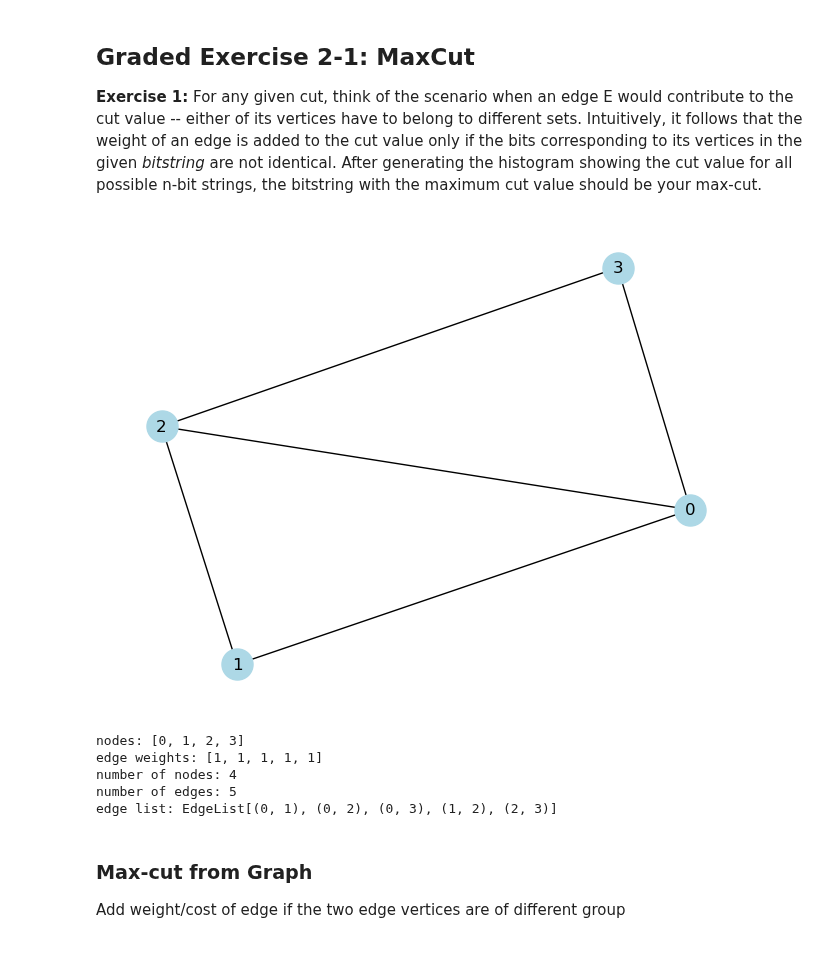
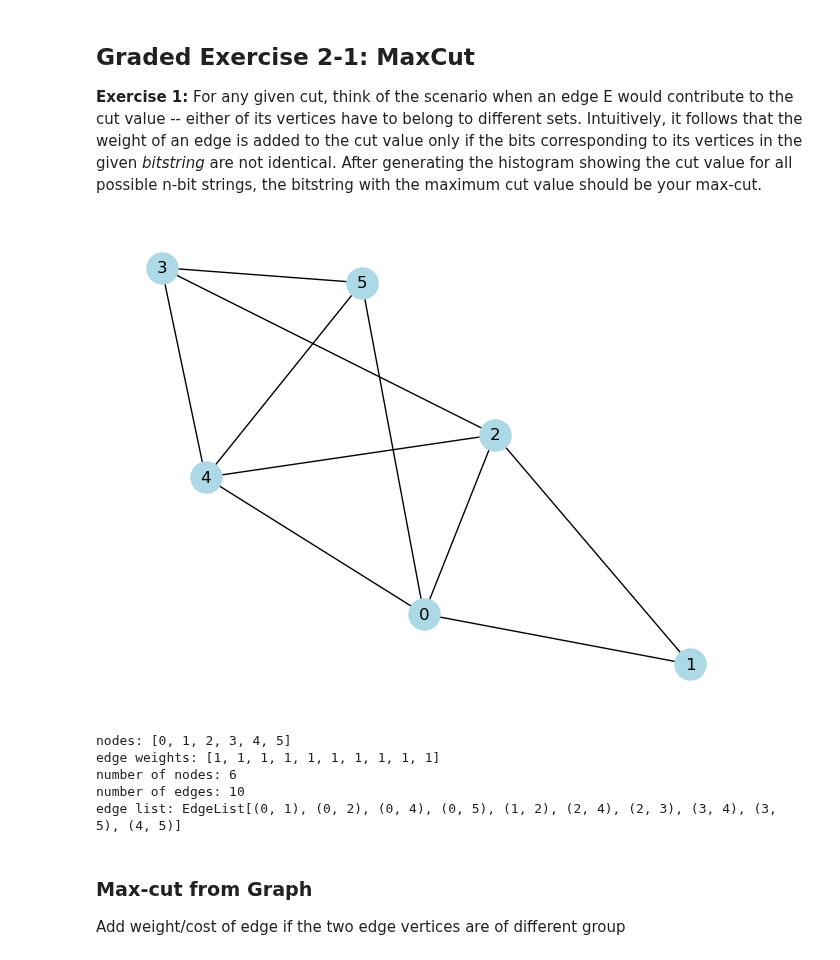
Before and after one commit to kcravi912/QpiAI_Quantum_Projects, a Jupyter notebook: 3_Optimizing Simple Scheduling Problems with QAOA/QAOA_Max-cut.ipynb, the cells around one changed output. Drawn from its saved outputs; the diff is of its cells as text; code cells hidden in the pictures.

```diff
--- a/3_Optimizing Simple Scheduling Problems with QAOA/QAOA_Max-cut.ipynb
+++ b/3_Optimizing Simple Scheduling Problems with QAOA/QAOA_Max-cut.ipynb
@@ -238,21 +237,43 @@ Graded Exercise 2-4: Conditional Value at Risk
 For any given cut, think of the scenario when an edge E would contribute to the cut value -- either of its vertices have to belong to different sets. Intuitively, it follows that the weight of an edge is added to the cut value only if the bits corresponding to its vertices in the given *bitstring* are not identical.
 After generating the histogram showing the cut value for all possible n-bit strings, the bitstring with the maximum cut value should be your max-cut.
 # %%
-no_of_nodes = 5
-edges = [(0, 1), (0, 2), (0, 4), (1, 2), (2, 3), (3, 4)]
-weights = [1, 1, 1, 1, 1, 1]
+no_of_nodes = 6
+p_reps = 4
+edges = []
+weights = []
+init_param_values = []
 
-no_of_nodes = 4
-edges = [(0, 1), (0, 2), (0, 3), (1, 2), (2, 3)]
-weights = [1, 1, 1, 1, 1]
+
+if no_of_nodes == 6:
+    edges = [(0, 1), (0, 2), (0, 4), (0, 5), (1, 2),  (2, 4), (2, 3), (3, 4), (3, 5), (4, 5)]
+    weights = [1, 1, 1, 1, 1, 1, 1, 1, 1, 1, 1, 1]
+    #weights = [1, 2, 3, 4, 5, 3]
+elif no_of_nodes == 5:
+    edges = [(0, 1), (0, 2), (0, 4), (1, 2), (2, 3), (3, 4)]
+    weights = [1, 1, 1, 1, 1, 1]
+    #weights = [1, 2, 3, 4, 5, 3]
+elif no_of_nodes == 4:
+    edges = [(0, 1), (0, 2), (0, 3), (1, 2), (2, 3)]
+    weights = [1, 1, 1, 1, 1]
+
+
+if p_reps == 4:
+    init_param_values = [np.pi / 3, np.pi / 4, np.pi / 3, np.pi*1.3, np.pi / 6, np.pi*1.6, np.pi / 5, np.pi*1.2]
+elif p_reps == 3:
+    init_param_values = [np.pi / 3, np.pi / 4, np.pi / 3, np.pi*1.3, np.pi / 5, np.pi*1.2]
+elif p_reps == 2:
+    init_param_values = [np.pi / 3, np.pi / 4, np.pi / 5, np.pi*1.2]
+elif p_reps == 1:
+    init_param_values = [np.pi / 3, np.pi / 6]
+
 
 G = rx.PyGraph()
 G.add_nodes_from(range(no_of_nodes))
 G.add_edges_from([(u, v, w) for (u, v), w in zip(edges, weights)])
 
 draw_graph(G, with_labels=True, node_color="lightblue", node_size=500)
 # %% [output]
-[figure, old version]
+[figure, new version]
 # %%
 print('nodes:', list(G.nodes()))
 print('edge weights:', list(G.edges()))
@@ -261,11 +282,11 @@ print('number of edges:', G.num_edges())
 
 print('edge list:', G.edge_list())
 # %% [output]
-nodes: [0, 1, 2, 3]
-edge weights: [1, 1, 1, 1, 1]
-number of nodes: 4
-number of edges: 5
-edge list: EdgeList[(0, 1), (0, 2), (0, 3), (1, 2), (2, 3)]
+nodes: [0, 1, 2, 3, 4, 5]
+edge weights: [1, 1, 1, 1, 1, 1, 1, 1, 1, 1]
+number of nodes: 6
+number of edges: 10
+edge list: EdgeList[(0, 1), (0, 2), (0, 4), (0, 5), (1, 2), (2, 4), (2, 3), (3, 4), (3, 5), (4, 5)]
 # %% [markdown]
 ### Max-cut from Graph
 
```
Also changed, not shown: parts of 39 cells of this notebook.
